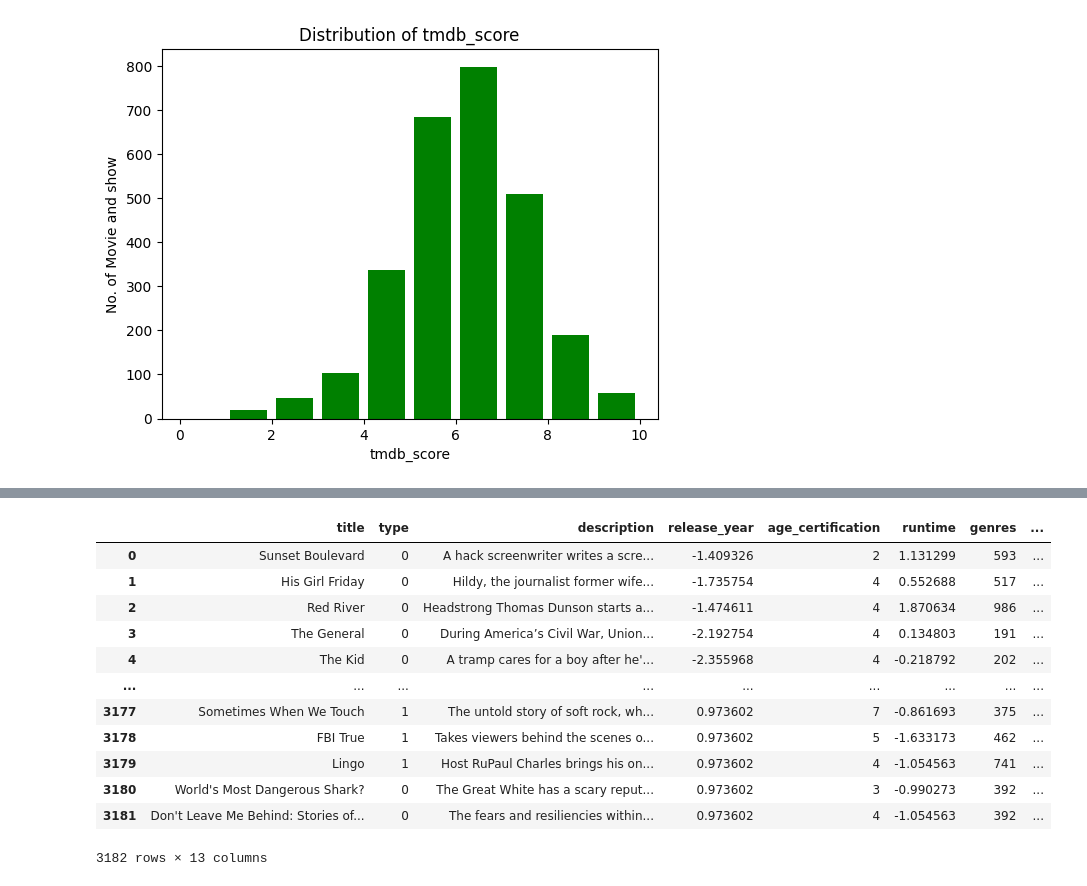
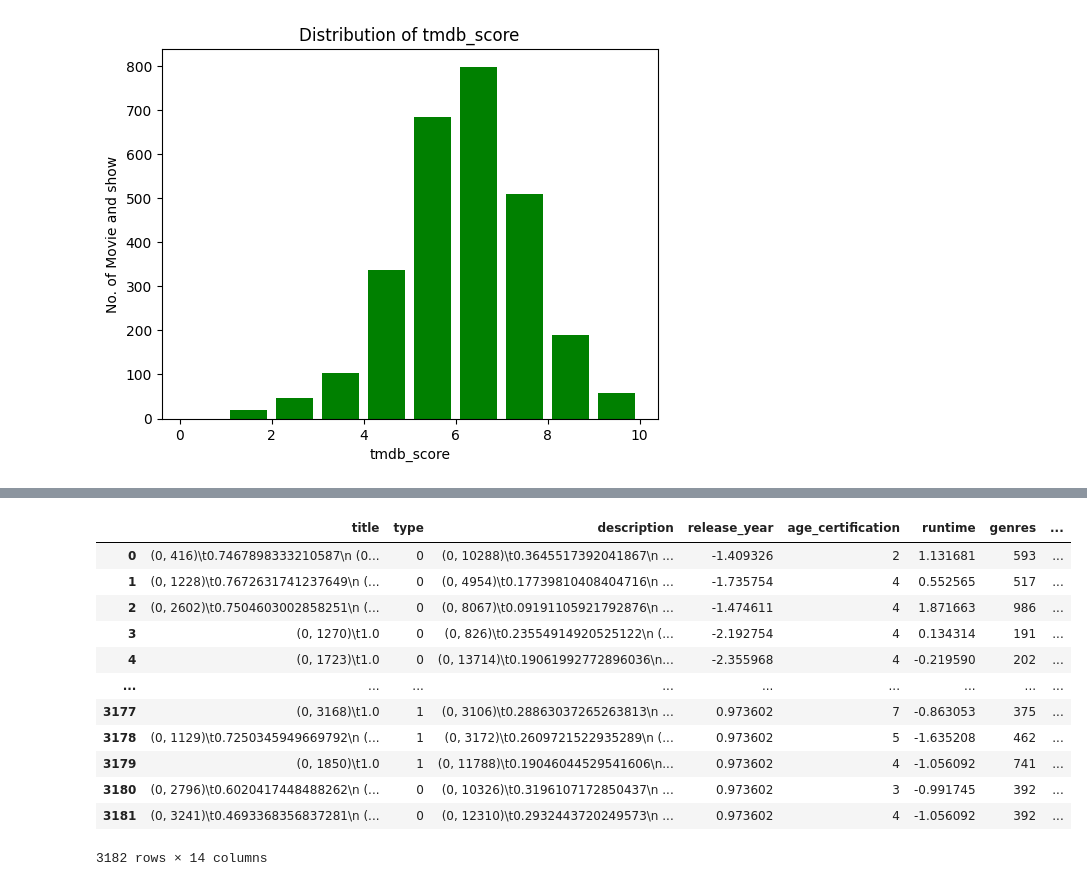
Before and after one commit to buithanhdam/ProjectMachineLearning23, a Jupyter notebook: ProjectML23.ipynb, the cells around one changed output, grey strips where cells are left out. Cells and saved outputs as stored; diff of their text form; code cells hidden in the pictures.

```diff
--- a/ProjectML23.ipynb
+++ b/ProjectML23.ipynb
@@ -232,6 +255,6 @@ plt.show()
 # %%
-#Tiền xử lý dữ liệu missing và feature selection
-test = df.tail(15)
+#Tiền xử lý dữ liệu missing
+
 
 datasetA= df
 # missing numeric data
@@ -244,10 +267,12 @@ dr =  imputer.fit_transform(testm)
 datasetA[['release_year']] = dr
 
 # seasons missing
-testm = datasetA[['seasons']]
-dr =  imputer.fit_transform(testm)
 
-datasetA[['seasons']] = dr
+datasetA['seasons'].fillna(0, inplace=True)
+
+# runtime missing
+
+df[['runtime']] = df[['runtime']].replace(0, 60)
 # imdb_score missing
 testm = datasetA[['imdb_score']]
 dr =  imputer.fit_transform(testm)
@@ -270,9 +295,20 @@ dr =  imputer.fit_transform(testm)
 datasetA[['tmdb_score']] = dr
 
 # fix missing data string
-#string data
 imputer = SimpleImputer(missing_values=np.nan,  strategy='most_frequent',fill_value=None,
 verbose=0, copy=True, add_indicator=False)
+# title description
+testm = datasetA[['title']]
+dr =  imputer.fit_transform(testm)
+
+datasetA[['title']] = dr
+
+tfidf = TfidfVectorizer(stop_words='english')
+dr =  tfidf.fit_transform(datasetA['title'])
+
+datasetA[['title']] = dr
+#string data
+
 # type missing
 testm = datasetA[['type']]
 dr =  imputer.fit_transform(testm)
@@ -288,6 +324,12 @@ testm = datasetA[['description']]
 dr =  imputer.fit_transform(testm)
 
 datasetA[['description']] = dr
+
+tfidf = TfidfVectorizer(stop_words='english')
+dr =  tfidf.fit_transform(datasetA['description'])
+
+datasetA[['description']] = dr
+
 #missing genres
 df[['genres']] = df[['genres']].replace(['[]'], "['drama']")
 
@@ -315,45 +357,55 @@ datasetA.tail(15)
 # %%
 #loại bỏ các cột không cần thiết id movie , id imdb
 datasetA = datasetA.drop(columns=['id', 'imdb_id'])
 # chuyển dữ liệu dạng số học
 
 scaler = StandardScaler();
 datasetA[['release_year','runtime', 'seasons', 'imdb_score', 'imdb_votes', 'tmdb_popularity', 'tmdb_score']] = scaler.fit_transform(datasetA[['release_year','runtime', 'seasons', 'imdb_score', 'imdb_votes', 'tmdb_popularity', 'tmdb_score']])
-# print(datasetA[['release_year','runtime', 'seasons', 'imdb_score', 'imdb_votes', 'tmdb_popularity', 'tmdb_score']])
+
 # chuyển dữ liệu dạng string phân nhãn
-encode_cols = ['type', 'age_certification', 'genres', 'production_countries']
+# encode_cols = ['type', 'age_certification', 'genres', 'production_countries']
 
 gle = LabelEncoder()
 genre_labels = gle.fit_transform(datasetA[['type']])
 datasetA['type'] = genre_labels
+
+# genre_labels = gle.fit_transform(datasetA[['title']])
+# datasetA['title'] = genre_labels
+
+# genre_labels = gle.fit_transform(datasetA[['description']])
+# datasetA['description'] = genre_labels
 
 gle = LabelEncoder()
 genre_labels = gle.fit_transform(datasetA[['age_certification']])
 datasetA['age_certification'] = genre_labels
 
 gle = LabelEncoder()
 genre_labels = gle.fit_transform(datasetA[['genres']])
 datasetA['genres'] = genre_labels
 
 gle = LabelEncoder()
 genre_labels = gle.fit_transform(datasetA[['production_countries']])
 datasetA['production_countries'] = genre_labels
 
+gle = LabelEncoder()
+genre_labels = gle.fit_transform(datasetA[['rate']])
+datasetA['rate'] = genre_labels
+
 datasetA
 # %% [output]
 |  | title | type | description | release_year | age_certification | runtime | genres | ... |
-| 0 | Sunset Boulevard | 0 | A hack screenwriter writes a scre... | -1.409326 | 2 | 1.131299 | 593 | ... |
-| 1 | His Girl Friday | 0 | Hildy, the journalist former wife... | -1.735754 | 4 | 0.552688 | 517 | ... |
-| 2 | Red River | 0 | Headstrong Thomas Dunson starts a... | -1.474611 | 4 | 1.870634 | 986 | ... |
-| 3 | The General | 0 | During America’s Civil War, Union... | -2.192754 | 4 | 0.134803 | 191 | ... |
-| 4 | The Kid | 0 | A tramp cares for a boy after he'... | -2.355968 | 4 | -0.218792 | 202 | ... |
+| 0 | (0, 416)\t0.7467898333210587\n (0... | 0 | (0, 10288)\t0.3645517392041867\n ... | -1.409326 | 2 | 1.131681 | 593 | ... |
+| 1 | (0, 1228)\t0.7672631741237649\n (... | 0 | (0, 4954)\t0.17739810408404716\n ... | -1.735754 | 4 | 0.552565 | 517 | ... |
+| 2 | (0, 2602)\t0.7504603002858251\n (... | 0 | (0, 8067)\t0.09191105921792876\n ... | -1.474611 | 4 | 1.871663 | 986 | ... |
+| 3 | (0, 1270)\t1.0 | 0 | (0, 826)\t0.23554914920525122\n (... | -2.192754 | 4 | 0.134314 | 191 | ... |
+| 4 | (0, 1723)\t1.0 | 0 | (0, 13714)\t0.19061992772896036\n... | -2.355968 | 4 | -0.219590 | 202 | ... |
 | ... | ... | ... | ... | ... | ... | ... | ... | ... |
-| 3177 | Sometimes When We Touch | 1 | The untold story of soft rock, wh... | 0.973602 | 7 | -0.861693 | 375 | ... |
-| 3178 | FBI True | 1 | Takes viewers behind the scenes o... | 0.973602 | 5 | -1.633173 | 462 | ... |
-| 3179 | Lingo | 1 | Host RuPaul Charles brings his on... | 0.973602 | 4 | -1.054563 | 741 | ... |
-| 3180 | World's Most Dangerous Shark? | 0 | The Great White has a scary reput... | 0.973602 | 3 | -0.990273 | 392 | ... |
-| 3181 | Don't Leave Me Behind: Stories of... | 0 | The fears and resiliencies within... | 0.973602 | 4 | -1.054563 | 392 | ... |
+| 3177 | (0, 3168)\t1.0 | 1 | (0, 3106)\t0.28863037265263813\n ... | 0.973602 | 7 | -0.863053 | 375 | ... |
+| 3178 | (0, 1129)\t0.7250345949669792\n (... | 1 | (0, 3172)\t0.2609721522935289\n (... | 0.973602 | 5 | -1.635208 | 462 | ... |
+| 3179 | (0, 1850)\t1.0 | 1 | (0, 11788)\t0.19046044529541606\n... | 0.973602 | 4 | -1.056092 | 741 | ... |
+| 3180 | (0, 2796)\t0.6020417448488262\n (... | 0 | (0, 10326)\t0.3196107172850437\n ... | 0.973602 | 3 | -0.991745 | 392 | ... |
+| 3181 | (0, 3241)\t0.4693368356837281\n (... | 0 | (0, 12310)\t0.2932443720249573\n ... | 0.973602 | 4 | -1.056092 | 392 | ... |
-3182 rows × 13 columns
+3182 rows × 14 columns
 # %%
 datasetB = datasetA.drop(columns=['title', 'description'])
 # %%
```
Also changed, not shown: parts of 15 cells of this notebook.
